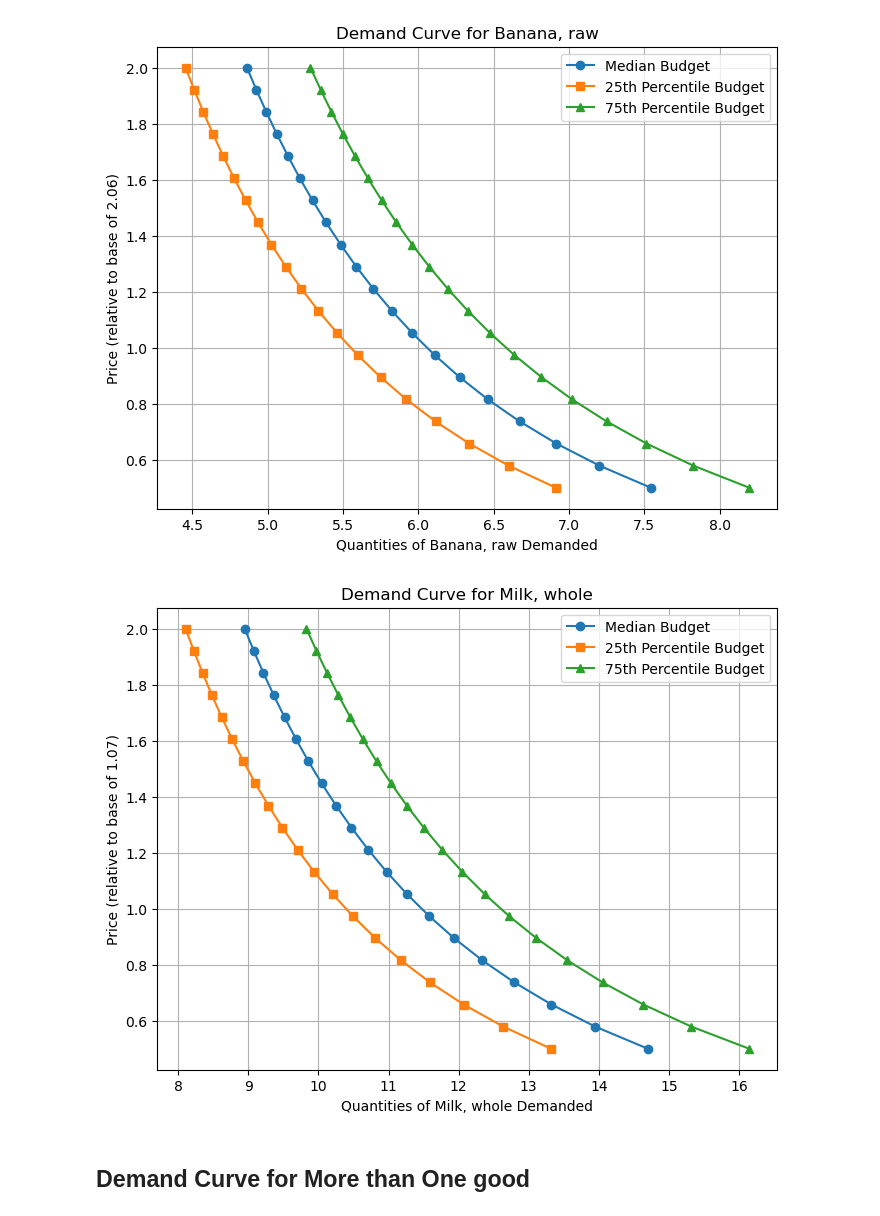
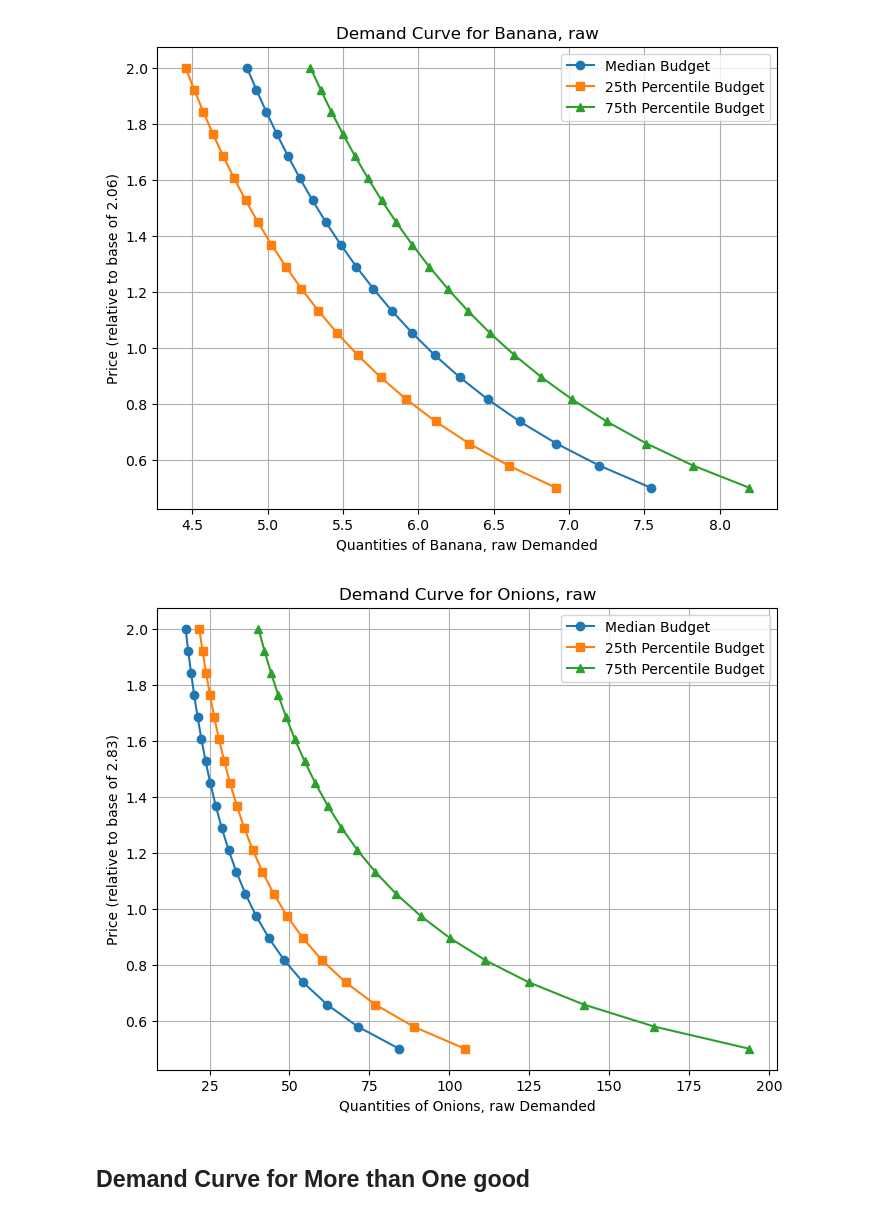
Before and after one commit to Reedhay/EEP153_Proj3, a Jupyter notebook: 2021_estimation_and_nutrition.ipynb, the cells around one changed output. Cells and saved outputs as stored; diff of their text form; code cells hidden in the pictures.

```diff
--- a/2021_estimation_and_nutrition.ipynb
+++ b/2021_estimation_and_nutrition.ipynb
@@ -415,9 +415,9 @@ plot_demand_curve('Banana, raw')
 # %% [output]
 [figure]
 # %%
-plot_demand_curve('Milk, whole')
+plot_demand_curve('Onions, raw')
 # %% [output]
-[figure, old version]
+[figure, new version]
 # %% [markdown]
 ## **Demand Curve for More than One good**
 # %%
```
Also changed, not shown: parts of 1 cell of this notebook.
